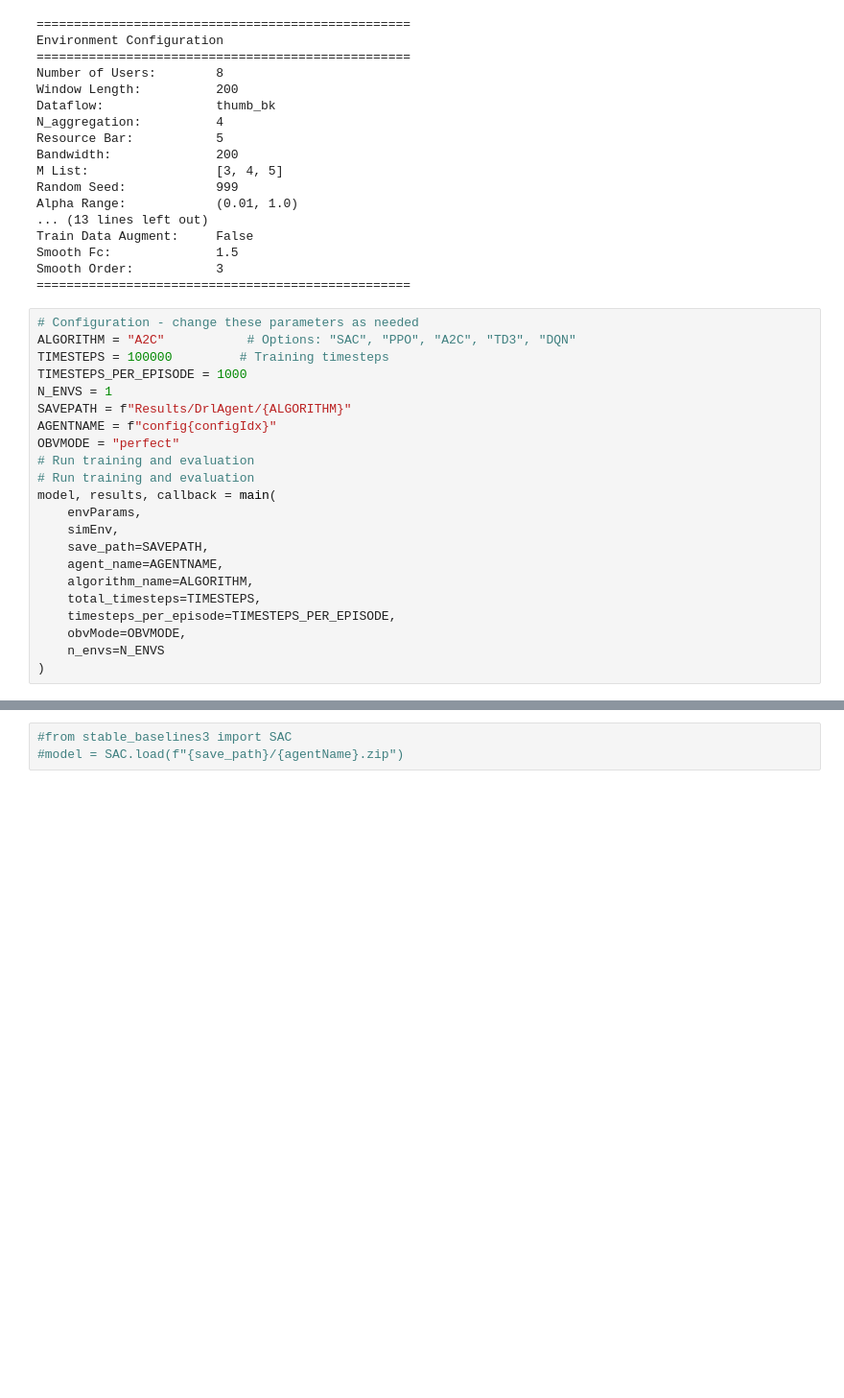
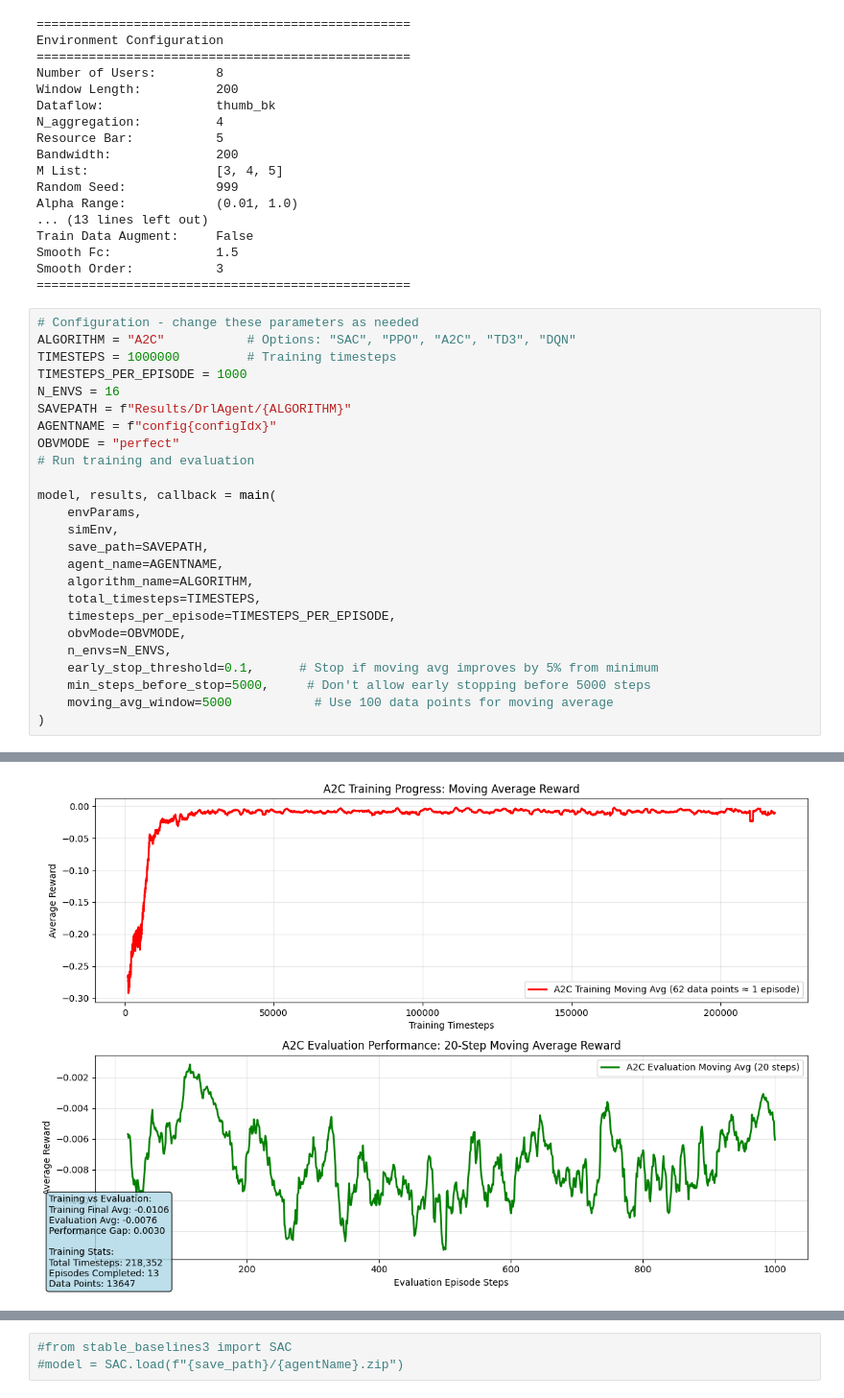
Before and after one commit to evanyeh5118/diffusion_resource_schduling_intra_slice, a Jupyter notebook: demo02a_train_DRL.ipynb, the cells around one changed output, grey strips where cells are left out. Shown at 96% size. Saved outputs shown, nothing was run; the diff lists cells and outputs as text; blank space fills up the shorter version.

```diff
--- a/demo02a_train_DRL.ipynb
+++ b/demo02a_train_DRL.ipynb
@@ -113,14 +122,14 @@ Smooth Order:           3
 # %%
 # Configuration - change these parameters as needed
 ALGORITHM = "A2C"           # Options: "SAC", "PPO", "A2C", "TD3", "DQN"
-TIMESTEPS = 100000         # Training timesteps
+TIMESTEPS = 1000000         # Training timesteps
 TIMESTEPS_PER_EPISODE = 1000
-N_ENVS = 1
+N_ENVS = 16
 SAVEPATH = f"Results/DrlAgent/{ALGORITHM}"
 AGENTNAME = f"config{configIdx}"
 OBVMODE = "perfect"
 # Run training and evaluation
-# Run training and evaluation
+
 model, results, callback = main(
     envParams,
     simEnv,
@@ -130,7 +139,10 @@ model, results, callback = main(
     total_timesteps=TIMESTEPS,
     timesteps_per_episode=TIMESTEPS_PER_EPISODE,
     obvMode=OBVMODE,
-    n_envs=N_ENVS
+    n_envs=N_ENVS,
+    early_stop_threshold=0.1,      # Stop if moving avg improves by 5% from minimum
+    min_steps_before_stop=5000,     # Don't allow early stopping before 5000 steps
+    moving_avg_window=5000           # Use 100 data points for moving average
 )
 # %% [output]
 ================================================================================
@@ -167,0 +181 @@ Starting training...
+[figure, added]
```
Also changed, not shown: parts of 3 cells of this notebook, 37 other files.
